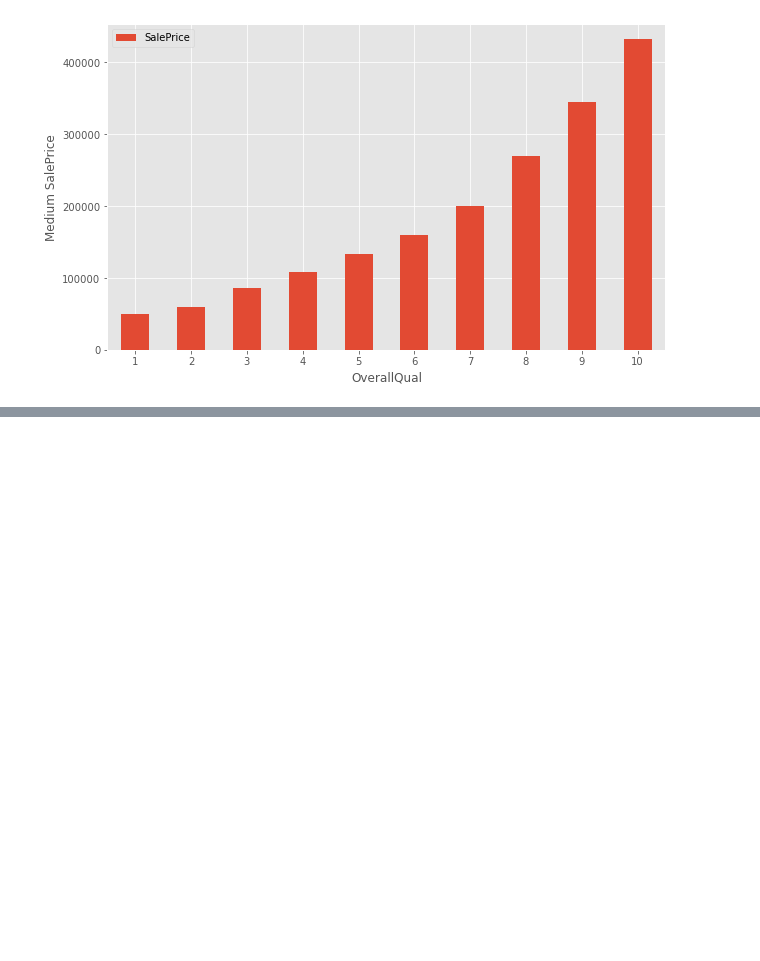
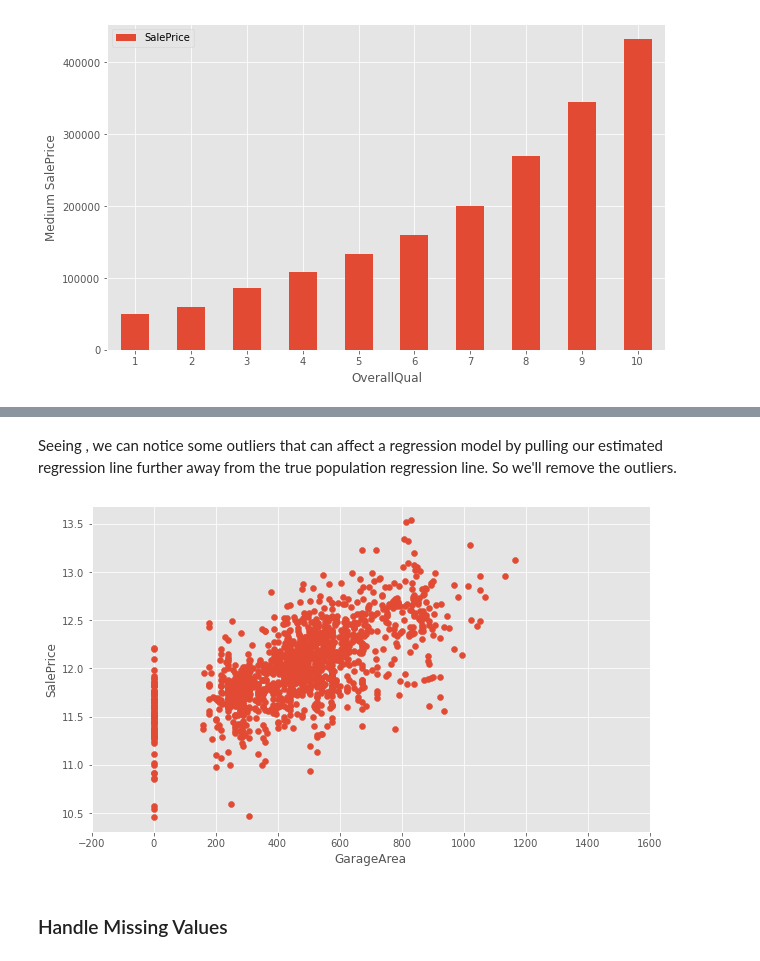
Before and after one commit to biad-iritie/House-Prices-Competition, a Jupyter notebook: index.ipynb, the cells around one changed output, grey strips where cells are left out. Drawn from its saved outputs; the diff is of its cells as text; code cells hidden in the pictures; blank space fills up the shorter version.

```diff
--- a/index.ipynb
+++ b/index.ipynb
@@ -226,0 +247,13 @@ plt.show()
+# %% [markdown]
+Seeing , we can notice some outliers that can affect a regression model by pulling our estimated regression line further away from the true population regression line. So we'll remove the outliers.
+# %%
+train = train[train["GarageArea"]<1200]
+plt.scatter(x=train["GarageArea"],y=np.log(train.SalePrice))
+plt.xlim(-200,1600)
+plt.xlabel("GarageArea")
+plt.ylabel("SalePrice")
+plt.show()
+# %% [output]
+[figure, added]
+# %% [markdown]
+### Handle Missing Values
```
Also changed, not shown: parts of 4 cells of this notebook.
